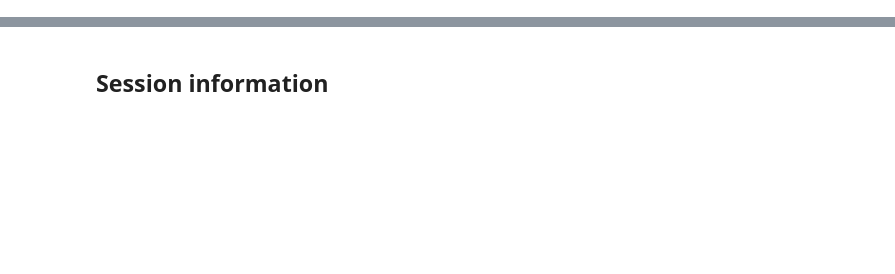
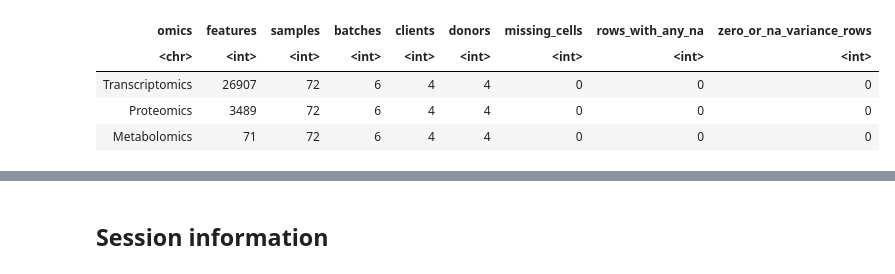
Before and after one commit to Freddsle/fedRBE, a Jupyter notebook: evaluation_data/multiomics/02_prepare_RBE_inputs.ipynb, the cells around one changed output, grey strips where cells are left out. Saved outputs shown, nothing was run; the diff lists cells and outputs as text; code cells hidden in the pictures; blank space fills up the shorter version.

Commit message:
fied bugs in multiomics data

```diff
--- a/evaluation_data/multiomics/02_prepare_RBE_inputs.ipynb
+++ b/evaluation_data/multiomics/02_prepare_RBE_inputs.ipynb
@@ -255,0 +13,18 @@ For each modality the per-modality central matrix and metadata are written to `b
+# %%
+# WORKDIR auto-detects whether we are running from the repo root or from inside
+# the multiomics folder (e.g. when launched via Jupyter inside evaluation_data/).
+WORKDIR      <- if (dir.exists("figshare_data")) "." else "evaluation_data/multiomics"
+FILTERED_DIR <- file.path(WORKDIR, "filtered_data")   # written by 01_preprocess_eda.ipynb
+BEFORE_DIR   <- file.path(WORKDIR, "before")
+dir.create(BEFORE_DIR, showWarnings = FALSE, recursive = TRUE)
+
+# Donor levels match the Quartet figshare design; D6 is the reference (intercept).
+DONOR_LEVELS    <- c("D6", "D5", "F7", "M8")
+DONOR_REFERENCE <- DONOR_LEVELS[1]
+
+# Canonical four-client names (must match what 01_preprocess_eda.ipynb assigns).
+CLIENT_NAMES           <- c("client_01_L01", "client_02_L02",
+                             "client_03_L05_L04", "client_04_L03_L14")
+MODALITIES             <- c("Transcriptomics", "Proteomics", "Metabolomics")
+N_LIBS_PER_MODALITY    <- 72L
+N_BATCHES_PER_MODALITY <- 6L
@@ -256,52 +88,52 @@ For each modality the per-modality central matrix and metadata are written to `b
 # %%
-full_metadata <- load_full_metadata(file.path(DATA_DIR, "meta_full_dataset_3omics.csv"))
+# Load the combined metadata written by 01_preprocess_eda.ipynb (all modalities).
+metadata_all <- readr::read_tsv(
+  file.path(FILTERED_DIR, "metadata_filtered.tsv"),
+  show_col_types = FALSE
+)
 
-prep_summaries <- purrr::map_dfr(seq_len(nrow(dataset_registry)), function(i) {
-  selected <- dataset_registry[i, ]
-  omics <- selected$omics
+prep_summaries <- purrr::map_dfr(MODALITIES, function(omics) {
   message("Preparing ", omics)
 
-  expr <- load_expression_matrix(file.path(DATA_DIR, selected$file_name), omics)
-
-  metadata <- full_metadata %>%
+  # Read pre-filtered expression matrix saved by 01.
+  expr     <- read_feature_matrix(file.path(FILTERED_DIR, paste0(omics, "_filtered.tsv")))
+  metadata <- metadata_all %>%
     filter(datatype == omics) %>%
-    mutate(
-      file = normalize_library_ids(file, omics),
-      condition = factor(condition, levels = DONOR_LEVELS)
-    ) %>%
-    filter_to_selected_batches(omics) %>%
-    mutate(condition = as.character(condition)) %>%
-    assign_client_and_keys(omics)
+    mutate(condition = factor(condition, levels = DONOR_LEVELS))
 
   validate_filtered_design(metadata, omics)
-  aligned <- align_expression_to_metadata(expr, metadata, omics)
-  expr <- aligned$expr
-  metadata <- aligned$metadata
 
+  # Sort deterministically; restore condition to character for writing.
+  metadata <- metadata %>%
+    mutate(condition = as.character(condition)) %>%
+    arrange(client, batch, condition, rep)
+  expr <- expr[, metadata$file, drop = FALSE]
+
+  # Variance check: zero-variance rows will be silently handled by limma but
+  # flag them here so analysts are aware before running correction.
   variances <- apply(expr, 1, var, na.rm = TRUE)
   stats <- tibble(
-    omics = omics,
-    features = nrow(expr),
-    samples = ncol(expr),
-    batches = n_distinct(metadata$batch),
-    clients = n_distinct(metadata$client),
-    donors = n_distinct(metadata$condition),
-    missing_cells = sum(is.na(expr)),
-    rows_with_any_na = sum(rowSums(is.na(expr)) > 0),
+    omics                    = omics,
+    features                 = nrow(expr),
+    samples                  = ncol(expr),
+    batches                  = n_distinct(metadata$batch),
+    clients                  = n_distinct(metadata$client),
+    donors                   = n_distinct(metadata$condition),
+    missing_cells            = sum(is.na(expr)),
+    rows_with_any_na         = sum(rowSums(is.na(expr)) > 0),
     zero_or_na_variance_rows = sum(!is.finite(variances) | variances == 0)
   )
 
-  if (stats$missing_cells > 0) stop(omics, ": source matrix contains missing values.", call. = FALSE)
-  if (stats$zero_or_na_variance_rows > 0) stop(omics, ": source matrix contains zero-variance rows.", call. = FALSE)
-
   modality_dir <- file.path(BEFORE_DIR, omics)
   dir.create(modality_dir, showWarnings = FALSE, recursive = TRUE)
-
   write_feature_matrix(expr, file.path(modality_dir, "central_intensities_log_UNION.tsv"))
   write.table(metadata, file = file.path(modality_dir, "metadata.tsv"),
               sep = "\t", quote = TRUE, row.names = FALSE, col.names = TRUE)
 
+  cat(omics, ": wrote", nrow(expr), "features x", ncol(expr),
+      "samples to", normalizePath(modality_dir), "\n")
   stats
 })
 
 prep_summaries
+# %% [output]
@@ -308,3 +147,8 @@ prep_summaries
+| omics | features | samples | batches | clients | donors | missing_cells | rows_with_any_na | zero_or_na_variance_rows |
+| <chr> | <int> | <int> | <int> | <int> | <int> | <int> | <int> | <int> |
+| Transcriptomics | 26907 | 72 | 6 | 4 | 4 | 0 | 0 | 0 |
+| Proteomics | 3489 | 72 | 6 | 4 | 4 | 0 | 0 | 0 |
+| Metabolomics | 71 | 72 | 6 | 4 | 4 | 0 | 0 | 0 |
 # %% [markdown]
 ## Save preparation summary
 
```
Also changed, not shown: parts of 16 cells of this notebook, 5 other files.
